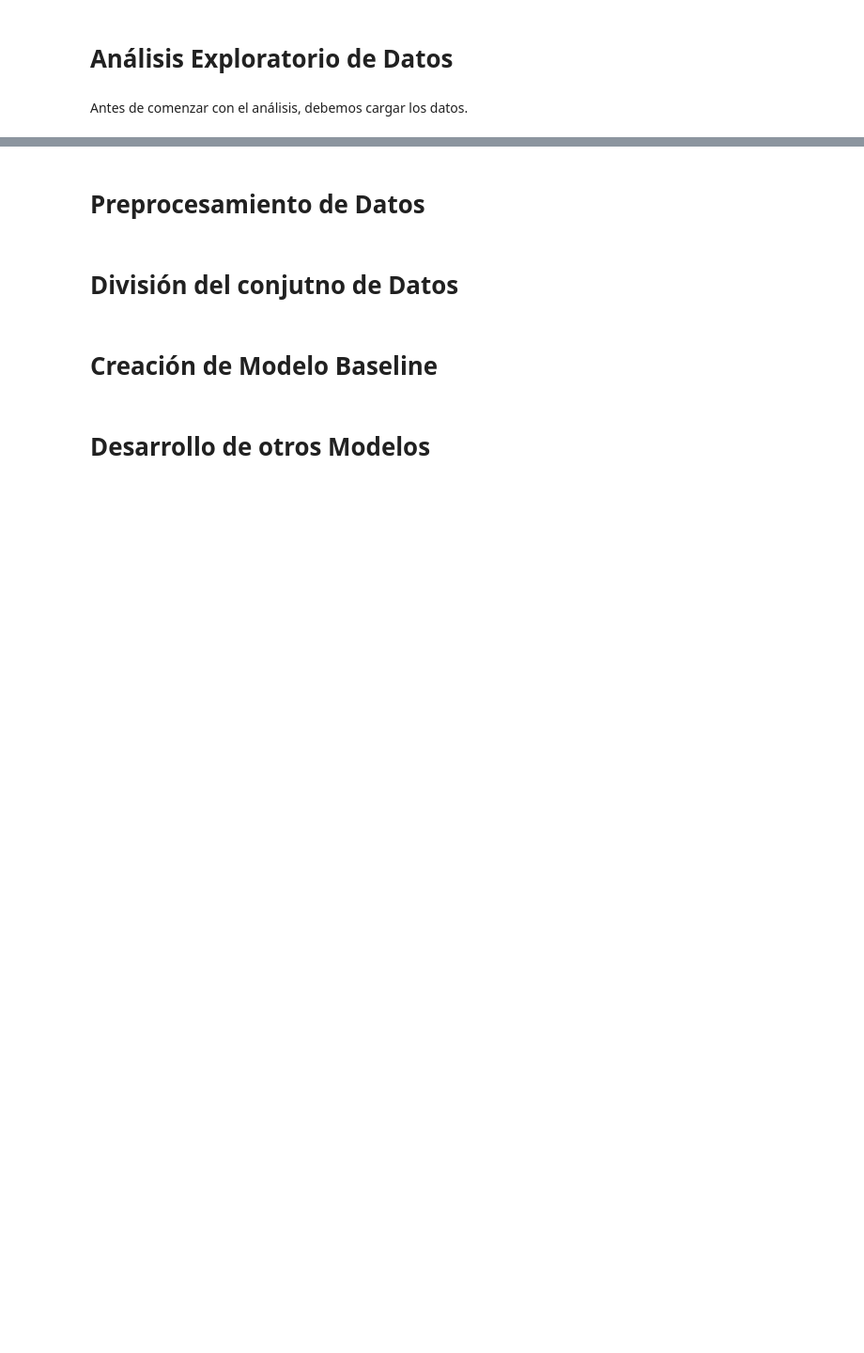
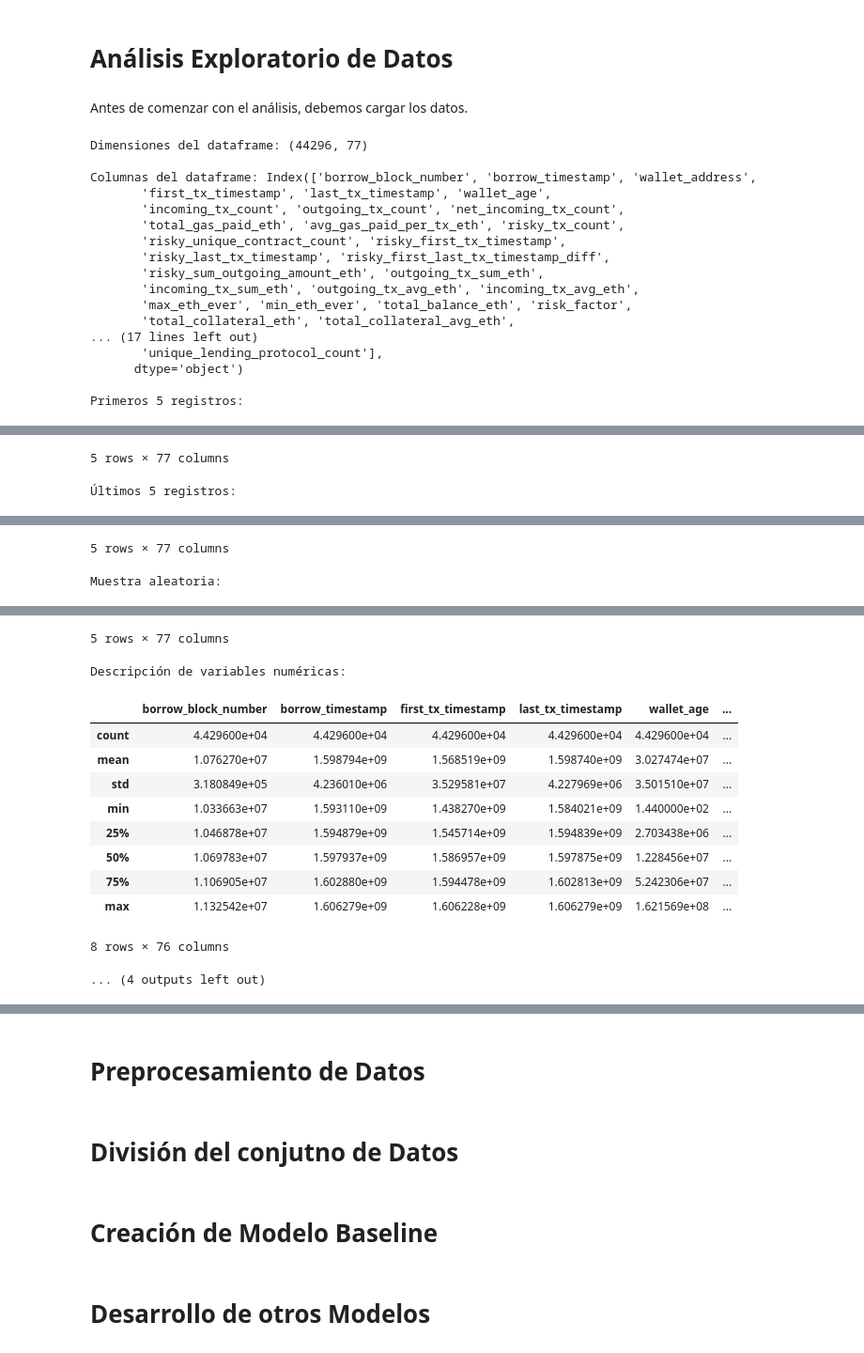
Before and after one commit to ElLuquitas/Proyecto-Lab-MDS, a Jupyter notebook: entrega_1.ipynb, the cells around one changed output, grey strips where cells are left out. Shown: that part at 94% size. Saved outputs shown, nothing was run; the diff lists cells and outputs as text; code cells hidden in the pictures; blank space fills up the shorter version.

Commit message:
avances proyecto

```diff
--- a/entrega_1.ipynb
+++ b/entrega_1.ipynb
@@ -28,0 +7,52 @@ df.printSchema()
+# %%
+def exploratory_data_analysis(dataframe):
+    '''
+    Recibe un dataframe y realiza un análisis exploratorio de los datos.
+
+    Args
+        dataframe (pd.DataFrame): Datos a analizar.
+    '''
+    print(f'Dimensiones del dataframe: {dataframe.shape}\n')
+
+    print(f'Columnas del dataframe: {dataframe.columns}\n')
+
+    print('Primeros 5 registros:')
+    display(dataframe.head())
+
+    print('Últimos 5 registros:')
+    display(dataframe.tail())
+
+    print('Muestra aleatoria:')
+    display(dataframe.sample(5))
+
+    print('Descripción de variables numéricas:')
+    display(dataframe.describe())
+
+    # -----------------------------------------------
+    # print('Cantidad de valores nulos por columna:')
+    # display(dataframe.isnull().sum())
+
+    # print('Cantidad de valores únicos:')
+    # display(dataframe.nunique())
+    # -----------------------------------------------
+# %%
+df = pd.read_parquet("C:/Users/lucas/OneDrive/Documentos/Universidad/Laboratorio de Programación Científica para Ciencia de Datos/Proyecto-Lab-MDS/competition_files/X_t1.parquet")
+exploratory_data_analysis(df)
+# %% [output]
+Dimensiones del dataframe: (44296, 77)
+
+Columnas del dataframe: Index(['borrow_block_number', 'borrow_timestamp', 'wallet_address',
+       'first_tx_timestamp', 'last_tx_timestamp', 'wallet_age',
+       'incoming_tx_count', 'outgoing_tx_count', 'net_incoming_tx_count',
+       'total_gas_paid_eth', 'avg_gas_paid_per_tx_eth', 'risky_tx_count',
+       'risky_unique_contract_count', 'risky_first_tx_timestamp',
+       'risky_last_tx_timestamp', 'risky_first_last_tx_timestamp_diff',
+       'risky_sum_outgoing_amount_eth', 'outgoing_tx_sum_eth',
+       'incoming_tx_sum_eth', 'outgoing_tx_avg_eth', 'incoming_tx_avg_eth',
+       'max_eth_ever', 'min_eth_ever', 'total_balance_eth', 'risk_factor',
+       'total_collateral_eth', 'total_collateral_avg_eth',
+... (17 lines left out)
+       'unique_lending_protocol_count'],
+      dtype='object')
+
+Primeros 5 registros:
@@ -28,0 +65,2 @@ df.printSchema()
+5 rows × 77 columns
+Últimos 5 registros:
@@ -28,0 +73,2 @@ df.printSchema()
+5 rows × 77 columns
+Muestra aleatoria:
@@ -28,0 +81,13 @@ df.printSchema()
+5 rows × 77 columns
+Descripción de variables numéricas:
+|  | borrow_block_number | borrow_timestamp | first_tx_timestamp | last_tx_timestamp | wallet_age | ... |
+| count | 4.429600e+04 | 4.429600e+04 | 4.429600e+04 | 4.429600e+04 | 4.429600e+04 | ... |
+| mean | 1.076270e+07 | 1.598794e+09 | 1.568519e+09 | 1.598740e+09 | 3.027474e+07 | ... |
+| std | 3.180849e+05 | 4.236010e+06 | 3.529581e+07 | 4.227969e+06 | 3.501510e+07 | ... |
+| min | 1.033663e+07 | 1.593110e+09 | 1.438270e+09 | 1.584021e+09 | 1.440000e+02 | ... |
+| 25% | 1.046878e+07 | 1.594879e+09 | 1.545714e+09 | 1.594839e+09 | 2.703438e+06 | ... |
+| 50% | 1.069783e+07 | 1.597937e+09 | 1.586957e+09 | 1.597875e+09 | 1.228456e+07 | ... |
+| 75% | 1.106905e+07 | 1.602880e+09 | 1.594478e+09 | 1.602813e+09 | 5.242306e+07 | ... |
+| max | 1.132542e+07 | 1.606279e+09 | 1.606228e+09 | 1.606279e+09 | 1.621569e+08 | ... |
+8 rows × 76 columns
+... (4 outputs left out)
```
Also changed, not shown: parts of 8 cells of this notebook, 1 other file.
